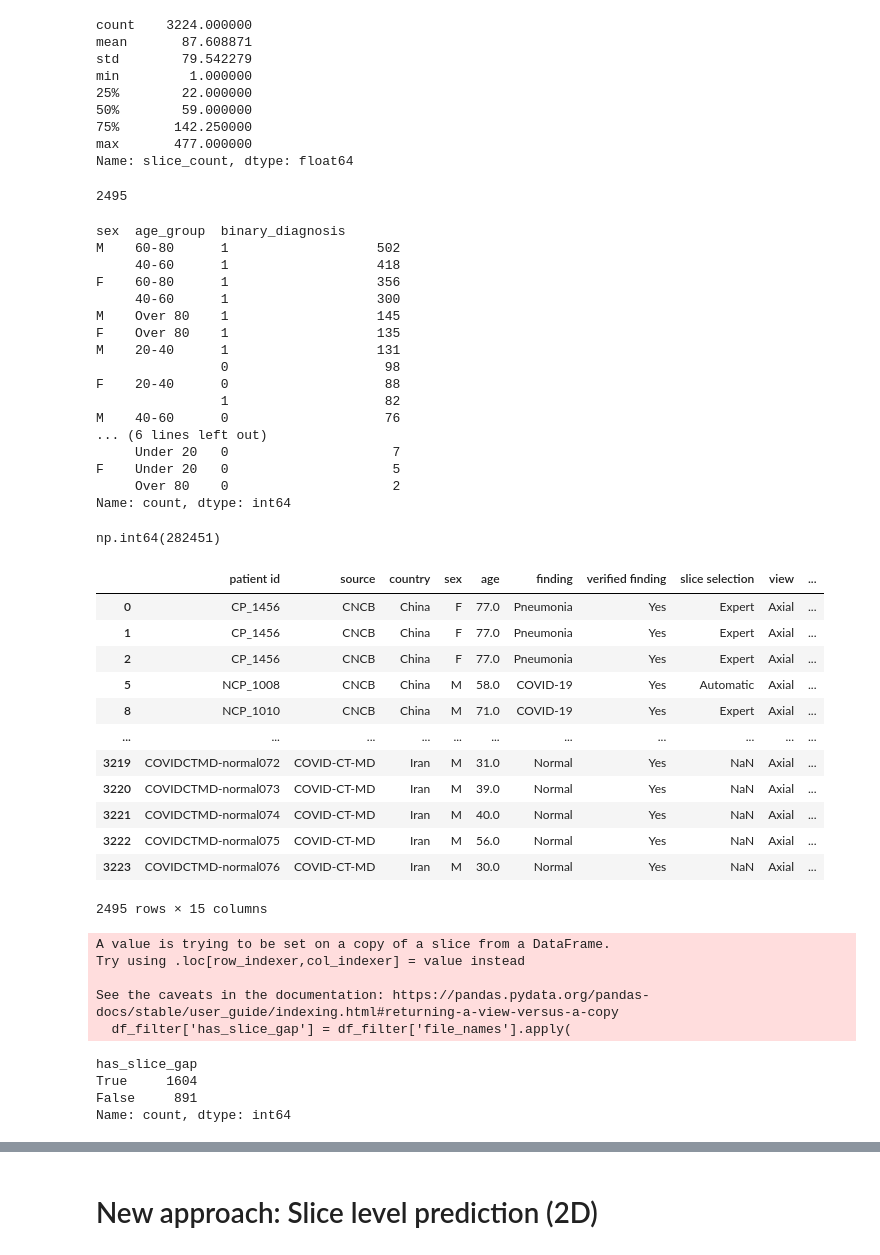
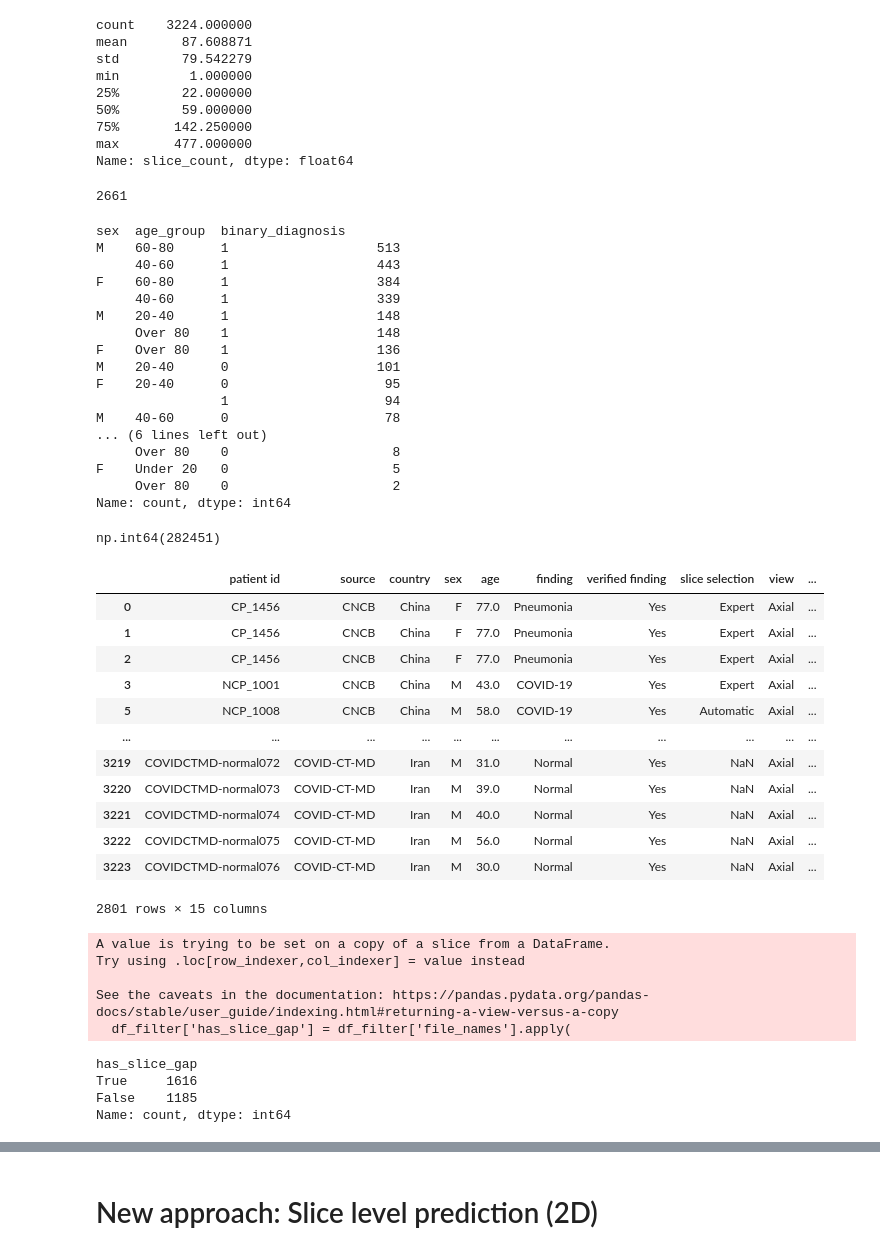
Before and after one commit to mireiafrt/master-thesis, a Jupyter notebook: notebooks/covid_metadata_eda.ipynb, the cells around one changed output, grey strips where cells are left out. Drawn from its saved outputs; the diff is of its cells as text; code cells hidden in the pictures.

```diff
--- a/notebooks/covid_metadata_eda.ipynb
+++ b/notebooks/covid_metadata_eda.ipynb
@@ -327,26 +327,26 @@ min         1.000000
 max       477.000000
 Name: slice_count, dtype: float64
 # %%
-len(df_expanded[df_expanded['slice_count']>=20])
+len(df_expanded[df_expanded['slice_count']>=15])
 # %% [output]
-2495
+2661
 # %%
-df_expanded[df_expanded['slice_count']>=20][['sex','age_group','binary_diagnosis']].value_counts()
+df_expanded[df_expanded['slice_count']>=15][['sex','age_group','binary_diagnosis']].value_counts()
 # %% [output]
 sex  age_group  binary_diagnosis
-M    60-80      1                   502
-     40-60      1                   418
-F    60-80      1                   356
-     40-60      1                   300
-M    Over 80    1                   145
-F    Over 80    1                   135
-M    20-40      1                   131
-                0                    98
-F    20-40      0                    88
-                1                    82
-M    40-60      0                    76
+M    60-80      1                   513
+     40-60      1                   443
+F    60-80      1                   384
+     40-60      1                   339
+M    20-40      1                   148
+     Over 80    1                   148
+F    Over 80    1                   136
+M    20-40      0                   101
+F    20-40      0                    95
+                1                    94
+M    40-60      0                    78
 ... (6 lines left out)
-     Under 20   0                     7
+     Over 80    0                     8
 F    Under 20   0                     5
      Over 80    0                     2
 Name: count, dtype: int64
@@ -355,22 +355,22 @@ df_expanded['slice_count'].sum()
 # %% [output]
 np.int64(282451)
 # %%
-df_filter = df_expanded[df_expanded['slice_count']>=20]
+df_filter = df_expanded[df_expanded['slice_count']>=10]
 df_filter
 # %% [output]
 |  | patient id | source | country | sex | age | finding | verified finding | slice selection | view | ... |
 | 0 | CP_1456 | CNCB | China | F | 77.0 | Pneumonia | Yes | Expert | Axial | ... |
 | 1 | CP_1456 | CNCB | China | F | 77.0 | Pneumonia | Yes | Expert | Axial | ... |
 | 2 | CP_1456 | CNCB | China | F | 77.0 | Pneumonia | Yes | Expert | Axial | ... |
+| 3 | NCP_1001 | CNCB | China | M | 43.0 | COVID-19 | Yes | Expert | Axial | ... |
 | 5 | NCP_1008 | CNCB | China | M | 58.0 | COVID-19 | Yes | Automatic | Axial | ... |
-| 8 | NCP_1010 | CNCB | China | M | 71.0 | COVID-19 | Yes | Expert | Axial | ... |
 | ... | ... | ... | ... | ... | ... | ... | ... | ... | ... | ... |
 | 3219 | COVIDCTMD-normal072 | COVID-CT-MD | Iran | M | 31.0 | Normal | Yes | NaN | Axial | ... |
 | 3220 | COVIDCTMD-normal073 | COVID-CT-MD | Iran | M | 39.0 | Normal | Yes | NaN | Axial | ... |
 | 3221 | COVIDCTMD-normal074 | COVID-CT-MD | Iran | M | 40.0 | Normal | Yes | NaN | Axial | ... |
 | 3222 | COVIDCTMD-normal075 | COVID-CT-MD | Iran | M | 56.0 | Normal | Yes | NaN | Axial | ... |
 | 3223 | COVIDCTMD-normal076 | COVID-CT-MD | Iran | M | 30.0 | Normal | Yes | NaN | Axial | ... |
-2495 rows × 15 columns
+2801 rows × 15 columns
 # %%
 def extract_slice_number(fname):
     # Extract all digit groups from the filename
@@ -392,7 +392,7 @@ def has_slice_gaps(file_list):
     gaps = [j - i for i, j in zip(slice_indices[:-1], slice_indices[1:])]
     max_gap = max(gaps) if gaps else 0
 
-    return max_gap > 1  # Flag if any jump > 1 between slices
+    return max_gap > 2  # Flag if any jump > 1 between slices
 
 
 df_filter['has_slice_gap'] = df_filter['file_names'].apply(
@@ -408,7 +408,7 @@ Try using .loc[row_indexer,col_indexer] = value instead
 See the caveats in the documentation: https://pandas.pydata.org/pandas-docs/stable/user_guide/indexing.html#returning-a-view-versus-a-copy
   df_filter['has_slice_gap'] = df_filter['file_names'].apply(
 has_slice_gap
-True     1604
-False     891
+True     1616
+False    1185
 Name: count, dtype: int64
 # %%
```
Also changed, not shown: parts of 25 cells of this notebook, 1 other file.
